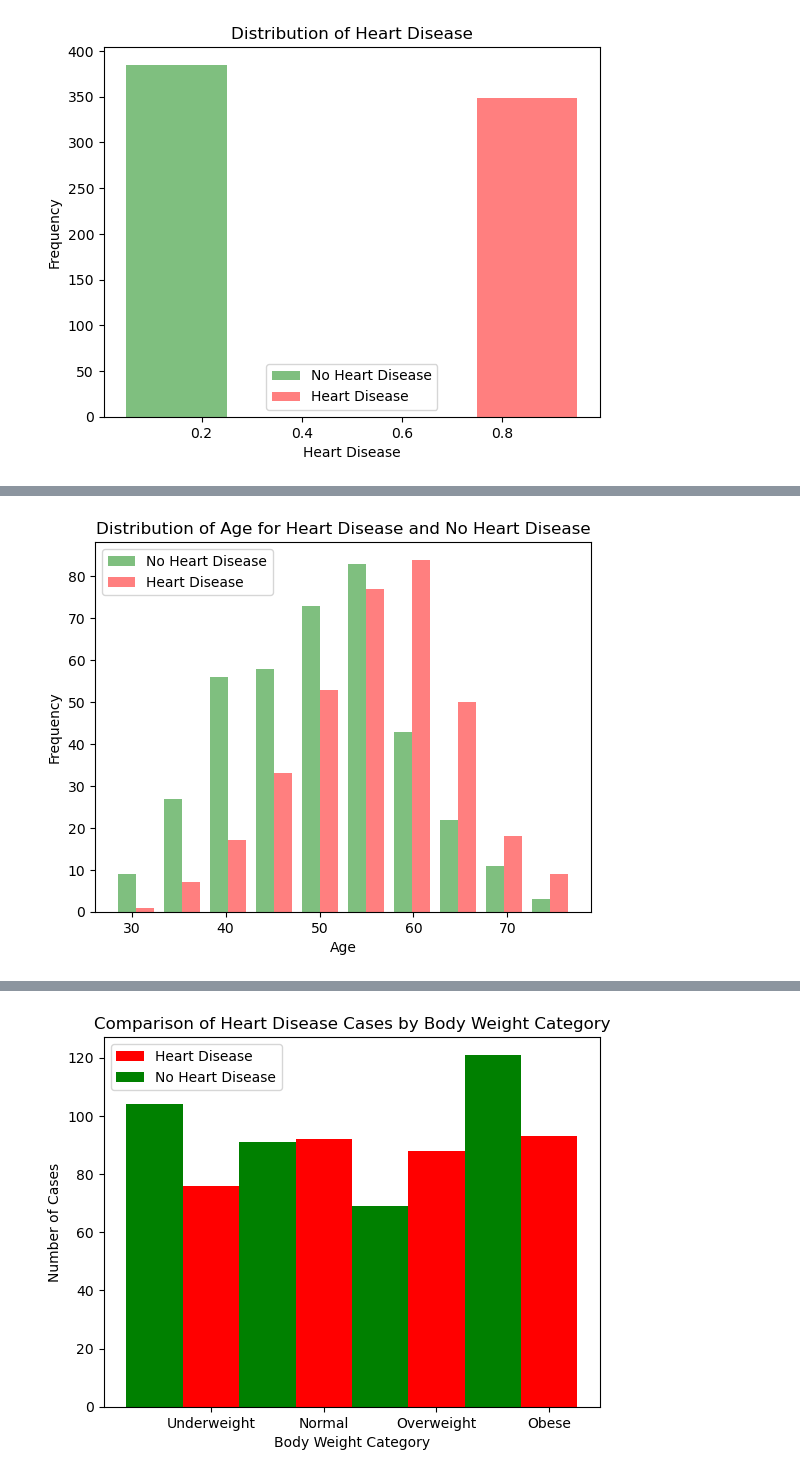
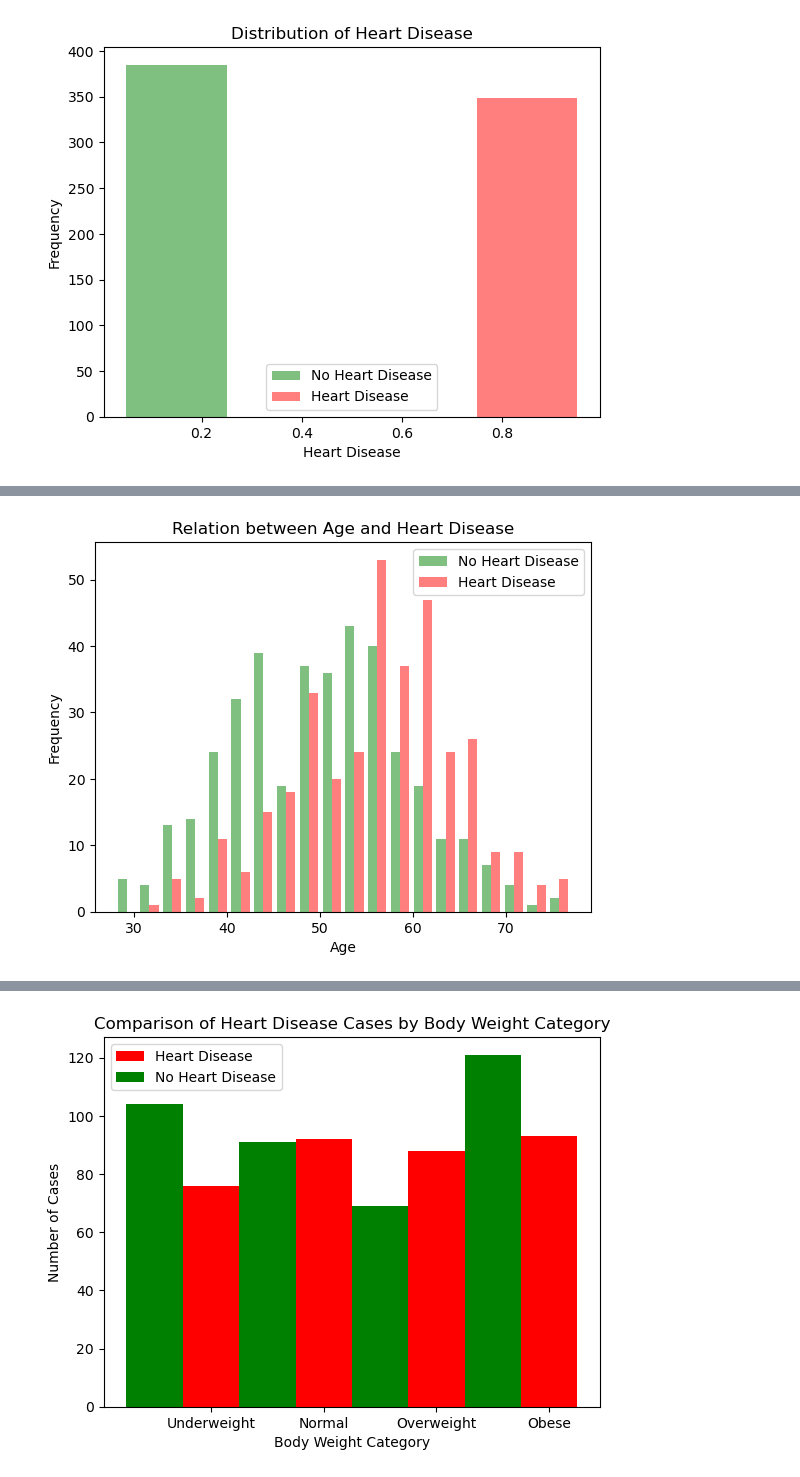
Before and after one commit to TJ-Abbing/Data-Science, a Jupyter notebook: OP-2/assignments/final/Final-assignment.ipynb, the cells around one changed output, grey strips where cells are left out. Cells and saved outputs as stored; diff of their text form; code cells hidden in the pictures.

```diff
--- a/OP-2/assignments/final/Final-assignment.ipynb
+++ b/OP-2/assignments/final/Final-assignment.ipynb
@@ -262,30 +256,28 @@ plt.show()
 # %%
 # Explore the relation between the "Age" and "HeartDisease" columns using a histogram with side-by-side bars.
 
 # Filter the dataframe for heart disease cases and non-heart disease cases.
 heart_disease = df[df['HeartDisease'] == 1]['Age']
 no_heart_disease = df[df['HeartDisease'] == 0]['Age']
 
 # Set the number of bins for the histogram.
-bins = 10
+bins = 20
 
 # Create a single histogram with side-by-side bars.
 plt.hist([no_heart_disease, heart_disease], bins=bins, alpha=0.5, label=['No Heart Disease', 'Heart Disease'], color=['green', 'red'])
 
 # Add labels and title to the histogram.
-plt.xlabel('Age')
-plt.ylabel('Frequency')
-plt.title('Distribution of Age for Heart Disease and No Heart Disease')
+plt.gca().set(xlabel='Age', ylabel='Frequency', title='Relation between Age and Heart Disease')
 
 # Add legend to the histogram.
 plt.legend()
 
 # Show the plot.
 plt.show()
 
 # From the looks of it, there seems to also be a relation between age and heart disease. Older people seem to be more prone to heart disease.
 # %% [output]
-[figure, old version]
+[figure, new version]
 # %%
 # Explore the relation between the "Sex" and "HeartDisease" columns using two histograms with side-by-side bars.
 
```
Also changed, not shown: parts of 5 cells of this notebook.
